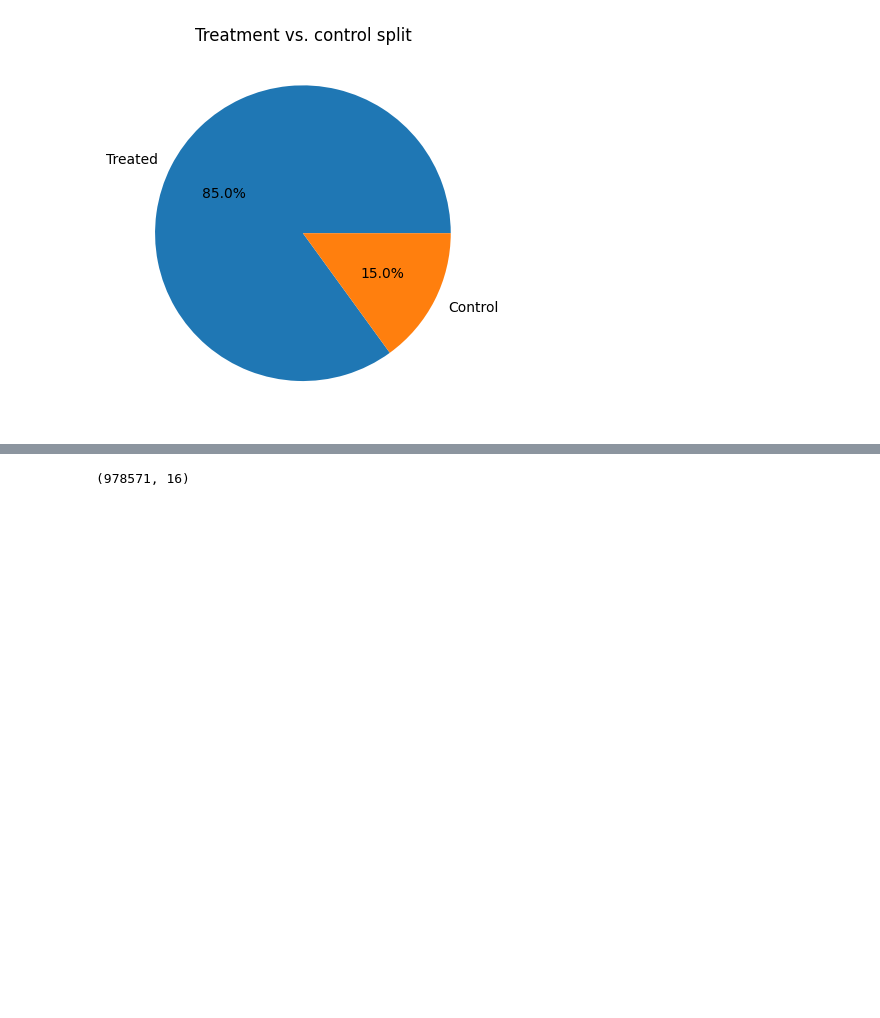
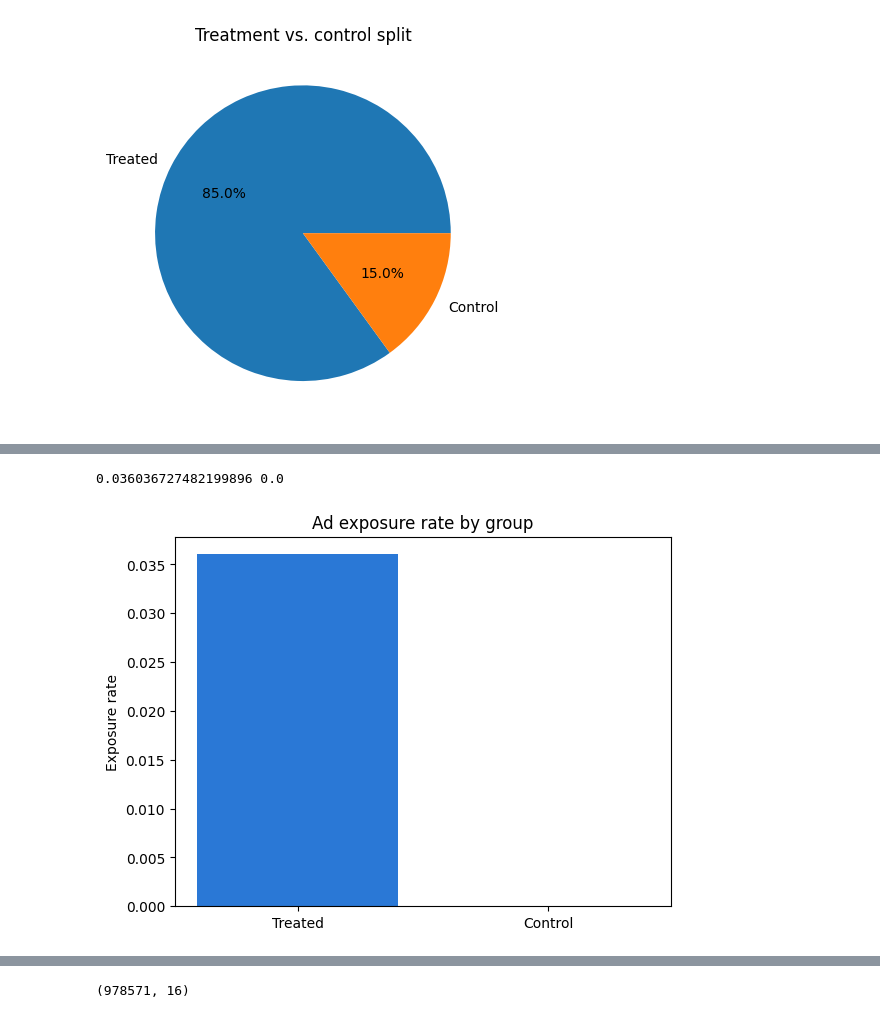
Before and after one commit to ihameed11/criteo-uplift, a Jupyter notebook: notebooks/01_EDA.ipynb, the cells around one changed output, grey strips where cells are left out. Cells and saved outputs as stored; diff of their text form; code cells hidden in the pictures; blank space fills up the shorter version.

```diff
--- a/notebooks/01_EDA.ipynb
+++ b/notebooks/01_EDA.ipynb
@@ -171,3 +159,19 @@ plt.show()
+# %%
+# "treatment" is the random assignment, not proof the ad was actually seen.
+# "exposure" tells us who was actually shown an ad - check compliance.
+exposure_rate_treated = df[df["treatment"] == 1]["exposure"].mean()
+exposure_rate_control = df[df["treatment"] == 0]["exposure"].mean()
+print(exposure_rate_treated, exposure_rate_control)
+
+plt.bar(["Treated", "Control"], [exposure_rate_treated, exposure_rate_control],
+        color=["#2a78d6", "#e34948"])
+plt.ylabel("Exposure rate")
+plt.title("Ad exposure rate by group")
+plt.savefig("../outputs/exposure_compliance.png", dpi=150, bbox_inches="tight")
+plt.show()
+# %% [output]
+0.036036727482199896 0.0
+[figure, added]
 # %% [markdown]
 # EDA Summary — Criteo Uplift Dataset
 
```
Also changed, not shown: parts of 45 cells of this notebook, 4 other files.
